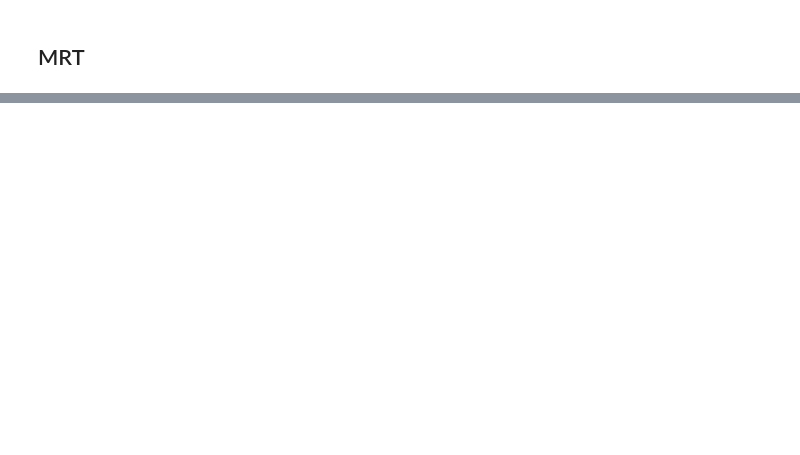
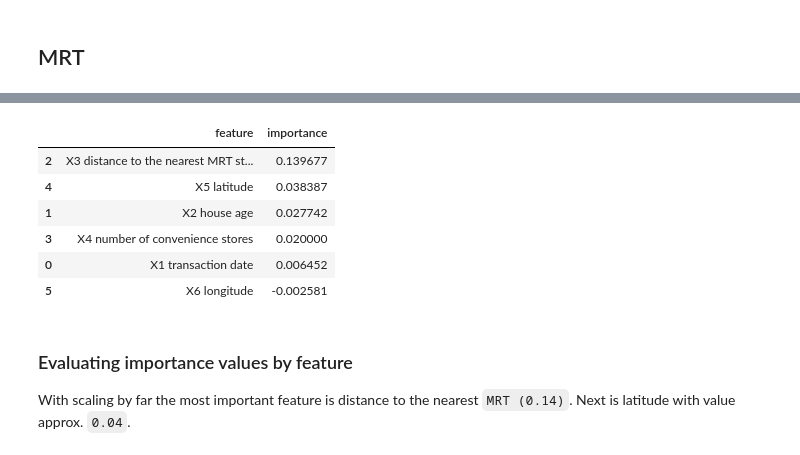
Before and after one commit to MustBeViable/DatanKasittely, a Jupyter notebook: linear_and_logigal_elias_rinne.ipynb, the cells around one changed output, grey strips where cells are left out. Saved outputs shown, nothing was run; the diff lists cells and outputs as text; code cells hidden in the pictures; blank space fills up the shorter version.

```diff
--- a/linear_and_logigal_elias_rinne.ipynb
+++ b/linear_and_logigal_elias_rinne.ipynb
@@ -546,0 +516,23 @@ plt.show()
+# %%
+importance_df = pd.DataFrame({
+    "feature": X_logistic_train.columns,
+    "importance": result.importances_mean
+})
+
+display(
+    importance_df.sort_values(
+        "importance",
+        ascending=False
+    )
+)
+# %% [output]
+|  | feature | importance |
+| 2 | X3 distance to the nearest MRT st... | 0.139677 |
+| 4 | X5 latitude | 0.038387 |
+| 1 | X2 house age | 0.027742 |
+| 3 | X4 number of convenience stores | 0.020000 |
+| 0 | X1 transaction date | 0.006452 |
+| 5 | X6 longitude | -0.002581 |
+# %% [markdown]
+### Evaluating importance values by feature
+With scaling by far the most important feature is distance to the nearest `MRT (0.14)`. Next is latitude with value approx. `0.04`.
```
Also changed, not shown: parts of 65 cells of this notebook.
